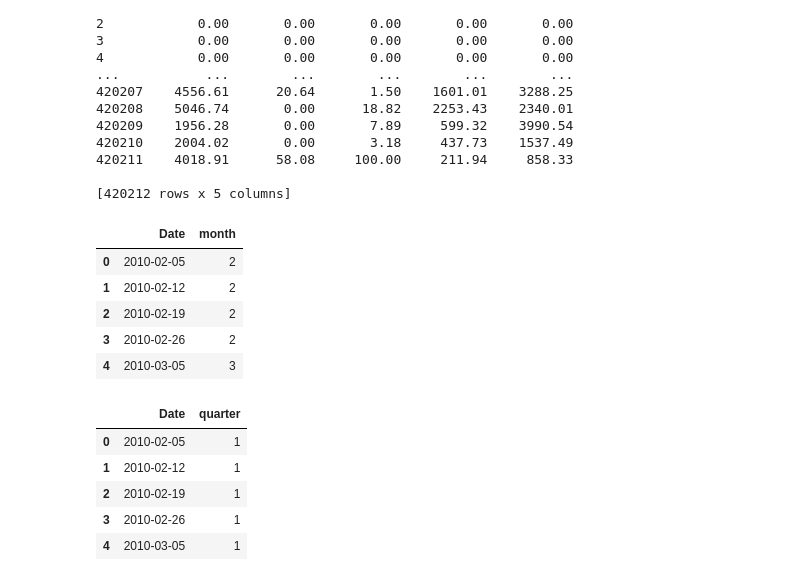
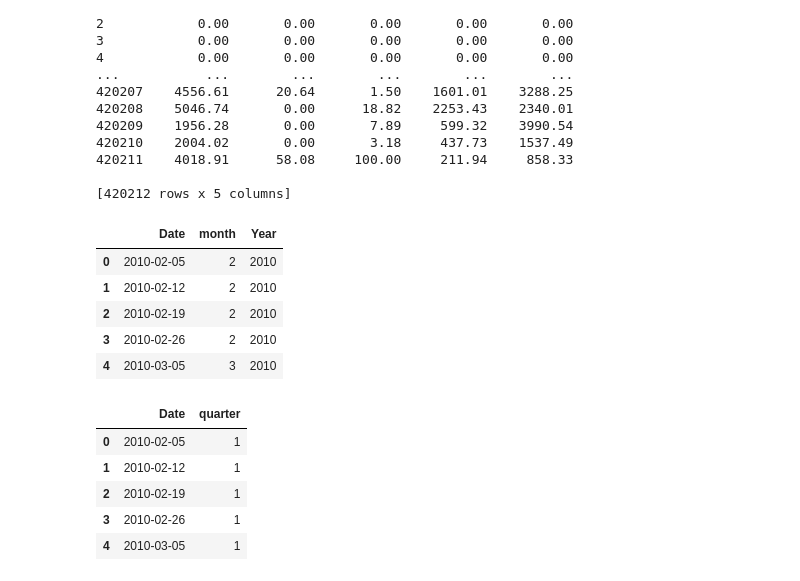
Before and after one commit to bsakethreddy/255-project-walmart, a Jupyter notebook: dataPreProcessing.ipynb, the cells around one changed output. Drawn from its saved outputs; the diff is of its cells as text; code cells hidden in the pictures.

```diff
--- a/dataPreProcessing.ipynb
+++ b/dataPreProcessing.ipynb
@@ -237,14 +237,14 @@ df['Date']= pd.to_datetime(df['Date'])
 df['month'] = df['Date'].dt.month
 df['Year'] = df['Date'].dt.year
 # %%
-df[['Date','month']].head()
+df[['Date','month', 'Year']].head()
 # %% [output]
-|  | Date | month |
-| 0 | 2010-02-05 | 2 |
-| 1 | 2010-02-12 | 2 |
-| 2 | 2010-02-19 | 2 |
-| 3 | 2010-02-26 | 2 |
-| 4 | 2010-03-05 | 3 |
+|  | Date | month | Year |
+| 0 | 2010-02-05 | 2 | 2010 |
+| 1 | 2010-02-12 | 2 | 2010 |
+| 2 | 2010-02-19 | 2 | 2010 |
+| 3 | 2010-02-26 | 2 | 2010 |
+| 4 | 2010-03-05 | 3 | 2010 |
 # %%
 df['quarter'] = df['Date'].dt.quarter
 df[['Date','quarter']].head()
```
Also changed, not shown: parts of 1 cell of this notebook, 2 other files.
